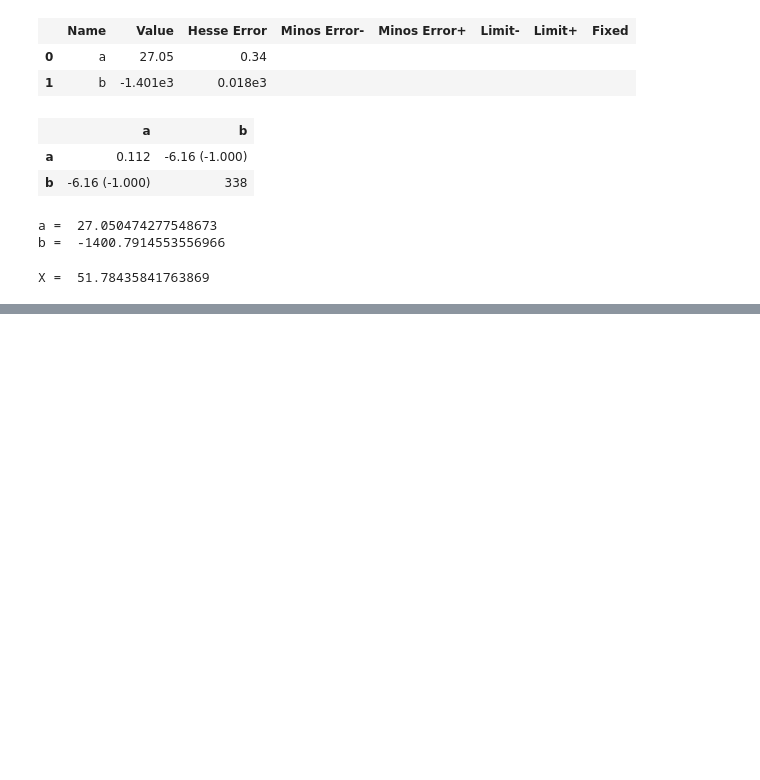
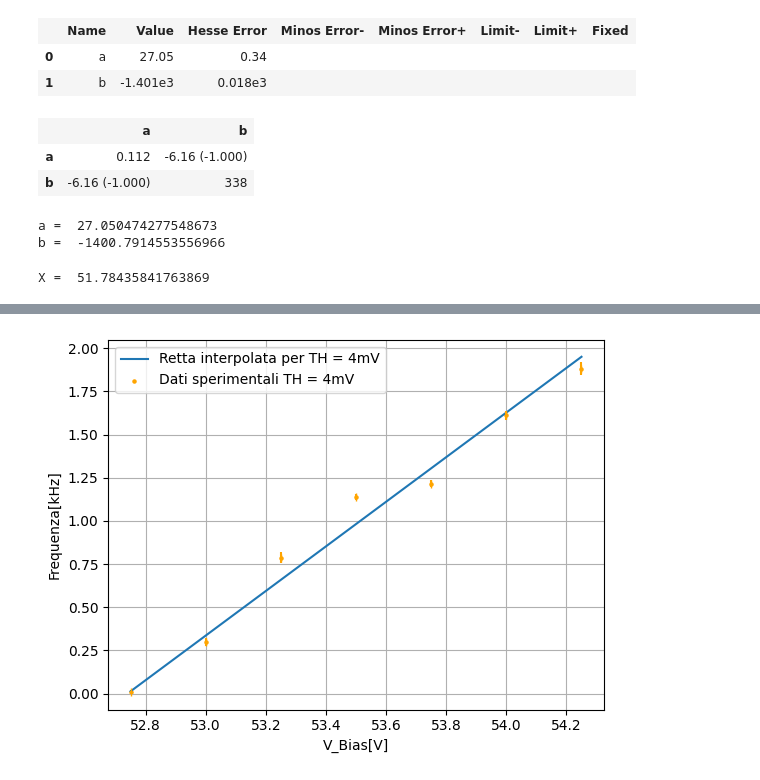
Before and after one commit to Pavar0tty/Laboratorio_SiPM, a Jupyter notebook: Analisi/Parte 1/Analisi Freq_Vb/Analisi.ipynb, the cells around one changed output, grey strips where cells are left out. Cells and saved outputs as stored; diff of their text form; code cells hidden in the pictures; blank space fills up the shorter version.

```diff
--- a/Analisi/Parte 1/Analisi Freq_Vb/Analisi.ipynb
+++ b/Analisi/Parte 1/Analisi Freq_Vb/Analisi.ipynb
@@ -177,0 +206,8 @@ TypeError: 'float' object is not subscriptable
+# %%
+def read_mean(file_path):
+    data = pd.read_excel(file_path)
+    mean_values = np.mean(data.iloc[:, 1])
+    std_values = np.std(data.iloc[:, 1])
+    return mean_values, std_values
+
+X = [52.75, 53, 53.25, 53.5, 53.75, 54, 54.25]
@@ -177,0 +357,13 @@ TypeError: 'float' object is not subscriptable
+# %%
+fig, ax = plt.subplots(nrows = 1, ncols = 1)
+plt.plot(assex, assey2, label = 'Retta interpolata per TH = 4mV')
+ax.scatter(X, V2, color = 'orange', label = 'Dati sperimentali TH = 4mV', s = 5)
+ax.errorbar(X, V2, S2, fmt = '|', color = 'orange')
+ax.grid()
+ax.set_xlabel("V_Bias[V]")
+ax.set_ylabel("Frequenza[kHz]")
+ax.legend()
+plt.savefig('Analisi\Parte 1\Analisi Freq_Vb\TH4.png', dpi = 300)
+plt.show()
+# %% [output]
+[figure, added]
```
Also changed, not shown: parts of 12 cells of this notebook, 7 other files.
